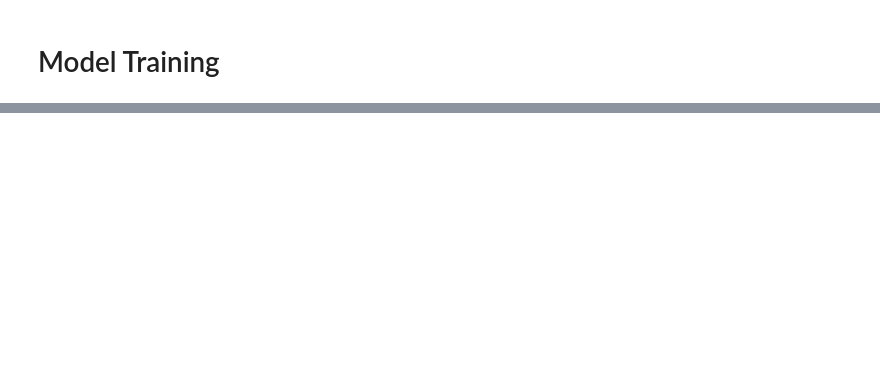
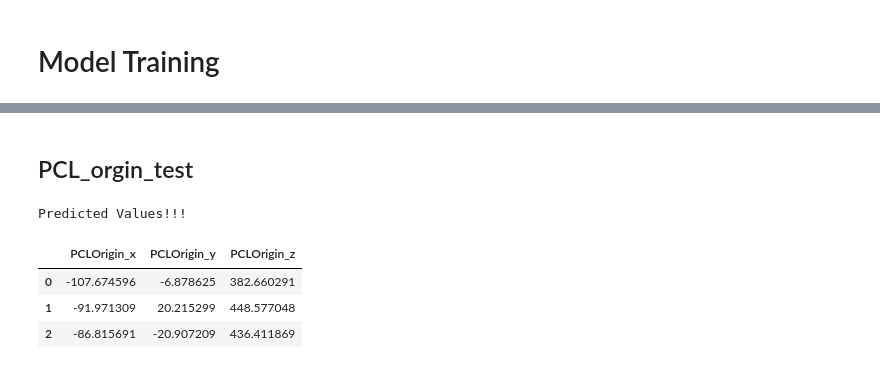
Before and after one commit to raminrafi/Regression-Model---Detection-of-Landmarks-on-Knee-Joints-Using-CSV-Data, a Jupyter notebook: Regression-csv.ipynb, the cells around one changed output, grey strips where cells are left out. Cells and saved outputs as stored; diff of their text form; code cells hidden in the pictures; blank space fills up the shorter version.

```diff
--- a/Regression-csv.ipynb
+++ b/Regression-csv.ipynb
@@ -226,0 +239,3 @@ predictions_x, predictions_y, predictions_z
+# %%
+PATH = "/Users/apple/Desktop/Development/freelance/upwork/brad-miles/Landmarks-Detection/csvs-test/"
+files = glob.glob(PATH + '/*.csv', recursive=True)
@@ -226,0 +252,4 @@ predictions_x, predictions_y, predictions_z
+# %%
+# spliting test dataset
+df_x = df[known_landmarks]
+df_y = df[unknown_landmarks]
@@ -226,0 +275,42 @@ predictions_x, predictions_y, predictions_z
+# %%
+# transforming test dataset for prediction
+
+new_unknown_landmarks = []
+for item in unknown_landmarks:
+    new_unknown_landmarks.append(item + "_x")
+    new_unknown_landmarks.append(item+"_y")
+    new_unknown_landmarks.append(item+"_z")
+
+new_df = []
+for i in range(0, len(df_y), 3):
+    row = []
+    temp = df_y.iloc(0)
+    for item in unknown_landmarks:
+        row.append(temp[i][item])
+        row.append(temp[i+1][item])
+        row.append(temp[i+2][item])
+    new_df.append(row)
+
+new_df_y = pd.DataFrame(new_df)
+new_df_y.columns = new_unknown_landmarks
+# %% [markdown]
+## PCL_orgin_test
+# %%
+#pedict PCL_origin
+predictions_x = lm_x_po.predict(new_df_x)
+predictions_y = lm_y_po.predict(new_df_x)
+predictions_z = lm_z_po.predict(new_df_x)
+PCL_origin_predictions = []
+for i, x in enumerate(predictions_z):
+    PCL_origin_predictions.append([predictions_x[i], predictions_y[i], x])
+# %%
+PCL_origin_df = pd.DataFrame(PCL_origin_predictions)
+PCL_origin_df.columns= ["PCLOrigin_x", "PCLOrigin_y", "PCLOrigin_z"]
+print("\nPredicted Values!!!")
+PCL_origin_df
+# %% [output]
+Predicted Values!!!
+|  | PCLOrigin_x | PCLOrigin_y | PCLOrigin_z |
+| 0 | -107.674596 | -6.878625 | 382.660291 |
+| 1 | -91.971309 | 20.215299 | 448.577048 |
+| 2 | -86.815691 | -20.907209 | 436.411869 |
```
Also changed, not shown: parts of 41 cells of this notebook, 4 other files.
